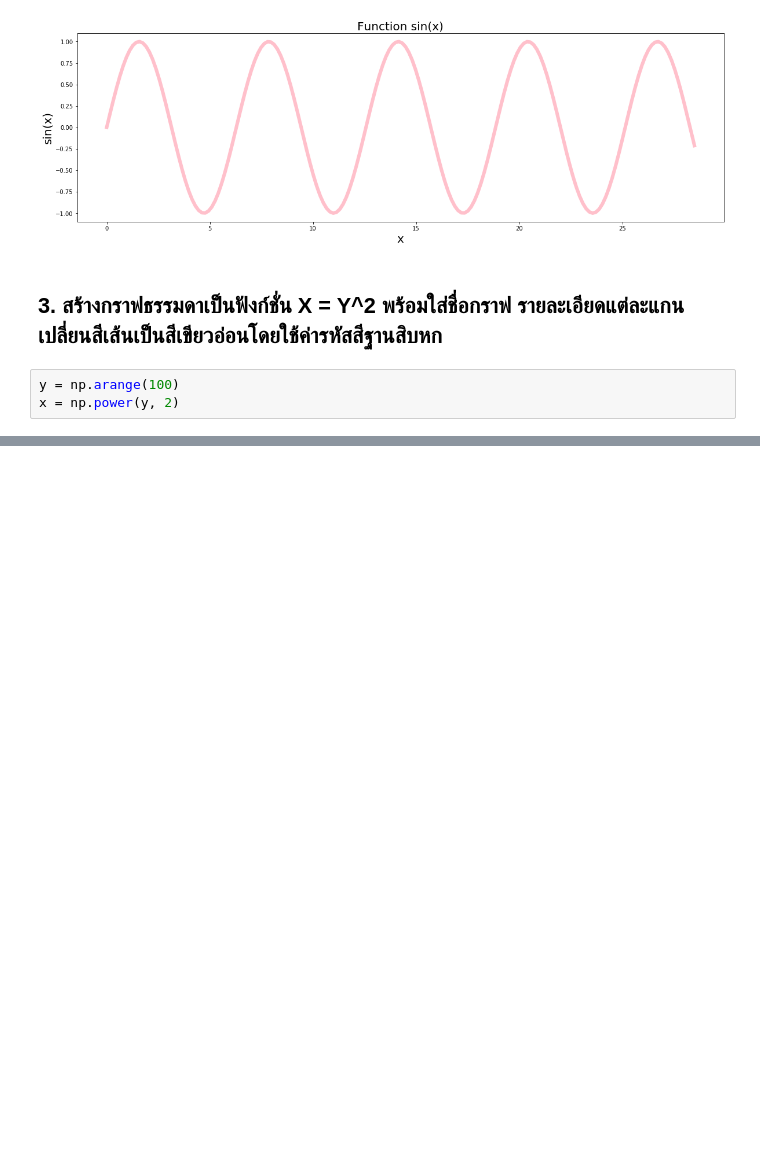
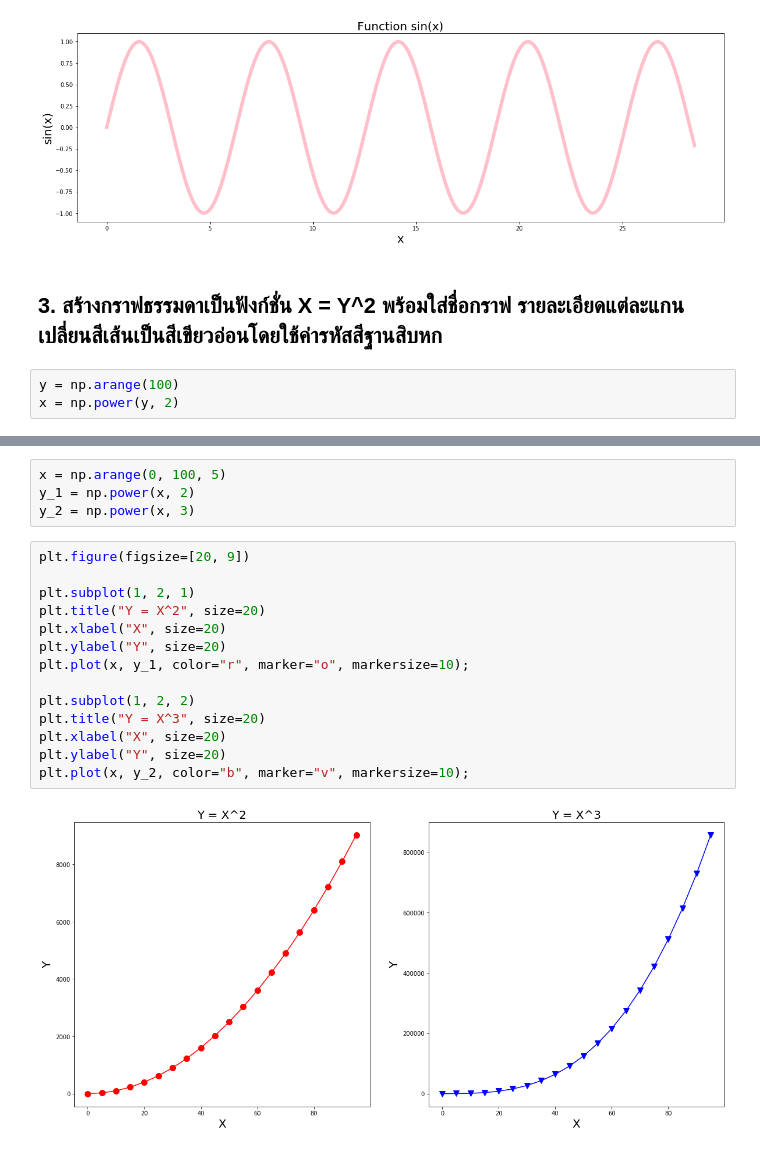
Before and after one commit to 0xKoios/DataCamp-2-for-Data-Scientist, a Jupyter notebook: 5. Matplotlib/Matplotlib.ipynb, the cells around one changed output, grey strips where cells are left out. Saved outputs shown, nothing was run; the diff lists cells and outputs as text; blank space fills up the shorter version.

```diff
--- a/5. Matplotlib/Matplotlib.ipynb
+++ b/5. Matplotlib/Matplotlib.ipynb
@@ -43,0 +59,20 @@ plt.plot(x, y, linewidth=6);
+# %%
+x = np.arange(0, 100, 5)
+y_1 = np.power(x, 2)
+y_2 = np.power(x, 3)
+# %%
+plt.figure(figsize=[20, 9])
+
+plt.subplot(1, 2, 1)
+plt.title("Y = X^2", size=20)
+plt.xlabel("X", size=20)
+plt.ylabel("Y", size=20)
+plt.plot(x, y_1, color="r", marker="o", markersize=10);
+
+plt.subplot(1, 2, 2)
+plt.title("Y = X^3", size=20)
+plt.xlabel("X", size=20)
+plt.ylabel("Y", size=20)
+plt.plot(x, y_2, color="b", marker="v", markersize=10);
+# %% [output]
+[figure, added]
```
Also changed, not shown: parts of 13 cells of this notebook.
